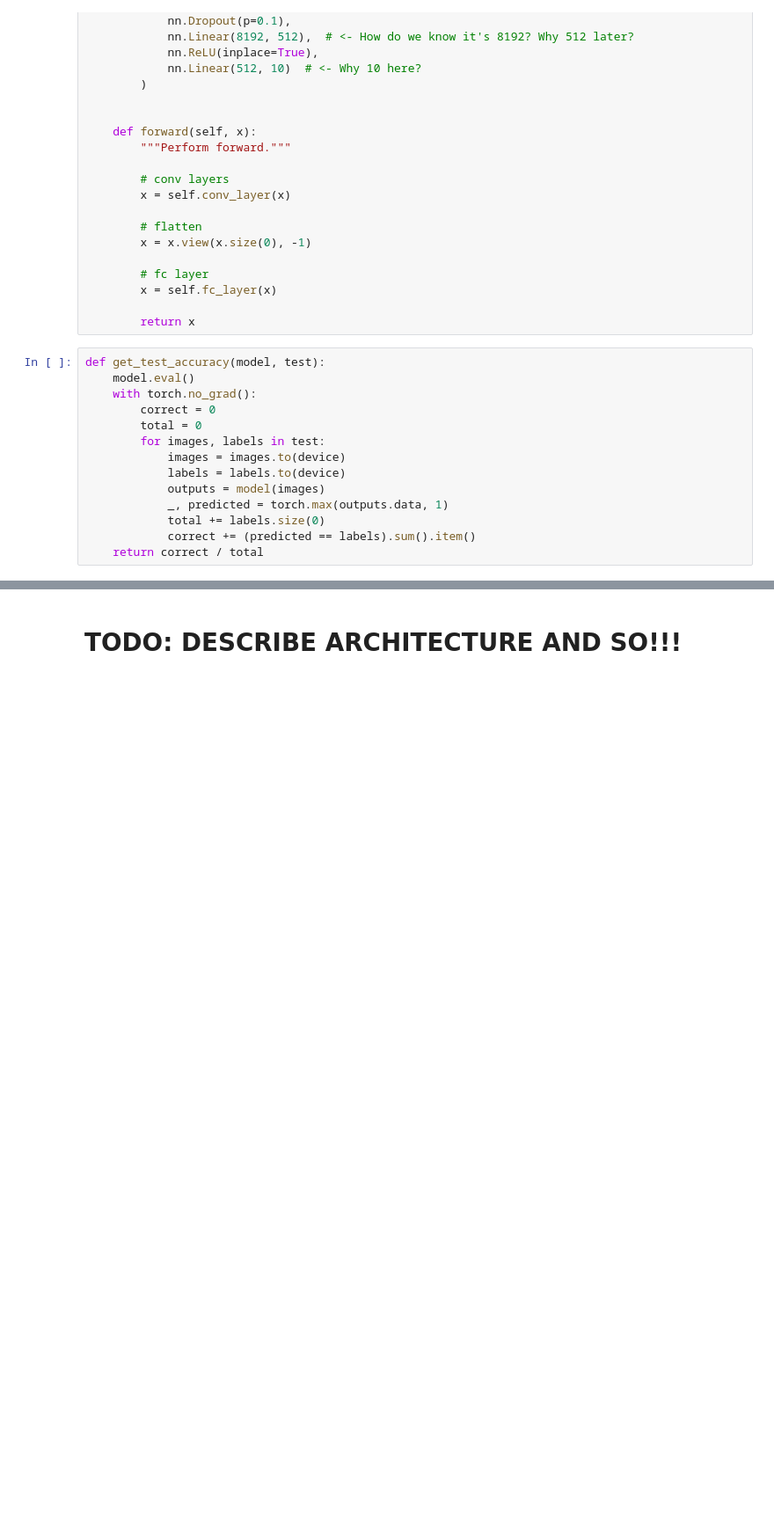
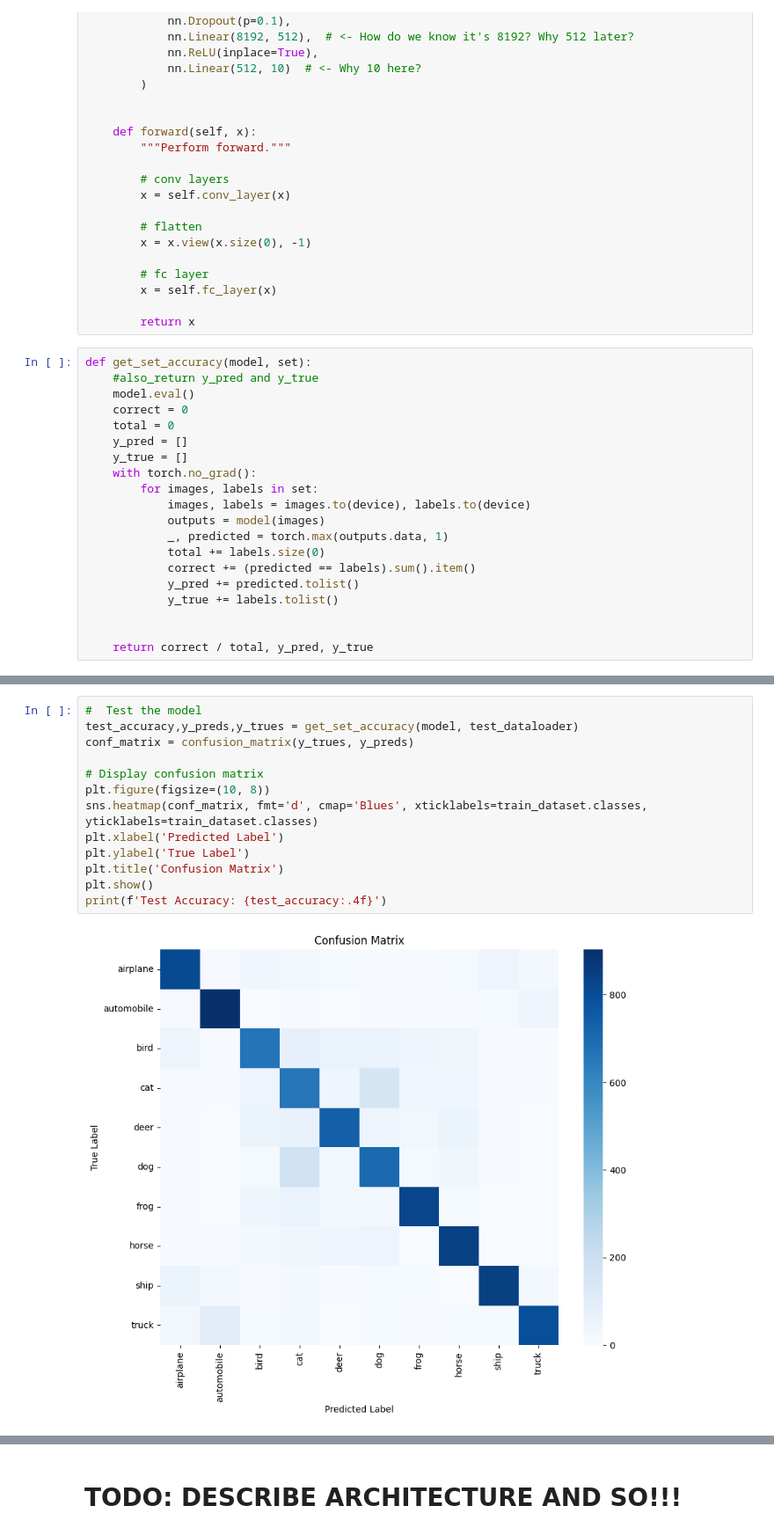
Before and after one commit to wr0om/ComputerVisionHW, a Jupyter notebook: HW1/ee046746_hw2_classification_foundation_models.ipynb, the cells around one changed output, grey strips where cells are left out. Shown at 88% size. Saved outputs shown, nothing was run; the diff lists cells and outputs as text; blank space fills up the shorter version.

```diff
--- a/HW1/ee046746_hw2_classification_foundation_models.ipynb
+++ b/HW1/ee046746_hw2_classification_foundation_models.ipynb
@@ -296,19 +311,25 @@ class SvhnCNN(nn.Module):
 
         return x
 # %%
-def get_test_accuracy(model, test):
+def get_set_accuracy(model, set):
+    #also_return y_pred and y_true
     model.eval()
+    correct = 0
+    total = 0
+    y_pred = []
+    y_true = []
     with torch.no_grad():
-        correct = 0
-        total = 0
-        for images, labels in test:
-            images = images.to(device)
-            labels = labels.to(device)
+        for images, labels in set:
+            images, labels = images.to(device), labels.to(device)
             outputs = model(images)
             _, predicted = torch.max(outputs.data, 1)
             total += labels.size(0)
             correct += (predicted == labels).sum().item()
-    return correct / total
+            y_pred += predicted.tolist()
+            y_true += labels.tolist()
+
+
+    return correct / total, y_pred, y_true
 # %%
 batch_size = 128
 learning_rate = 0.0001
@@ -363,0 +400,15 @@ Test Accuracy: 0.6104
+# %%
+#  Test the model
+test_accuracy,y_preds,y_trues = get_set_accuracy(model, test_dataloader)
+conf_matrix = confusion_matrix(y_trues, y_preds)
+
+# Display confusion matrix
+plt.figure(figsize=(10, 8))
+sns.heatmap(conf_matrix, fmt='d', cmap='Blues', xticklabels=train_dataset.classes, yticklabels=train_dataset.classes)
+plt.xlabel('Predicted Label')
+plt.ylabel('True Label')
+plt.title('Confusion Matrix')
+plt.show()
+print(f'Test Accuracy: {test_accuracy:.4f}')
+# %% [output]
+[figure, added]
```
Also changed, not shown: parts of 15 cells of this notebook.
